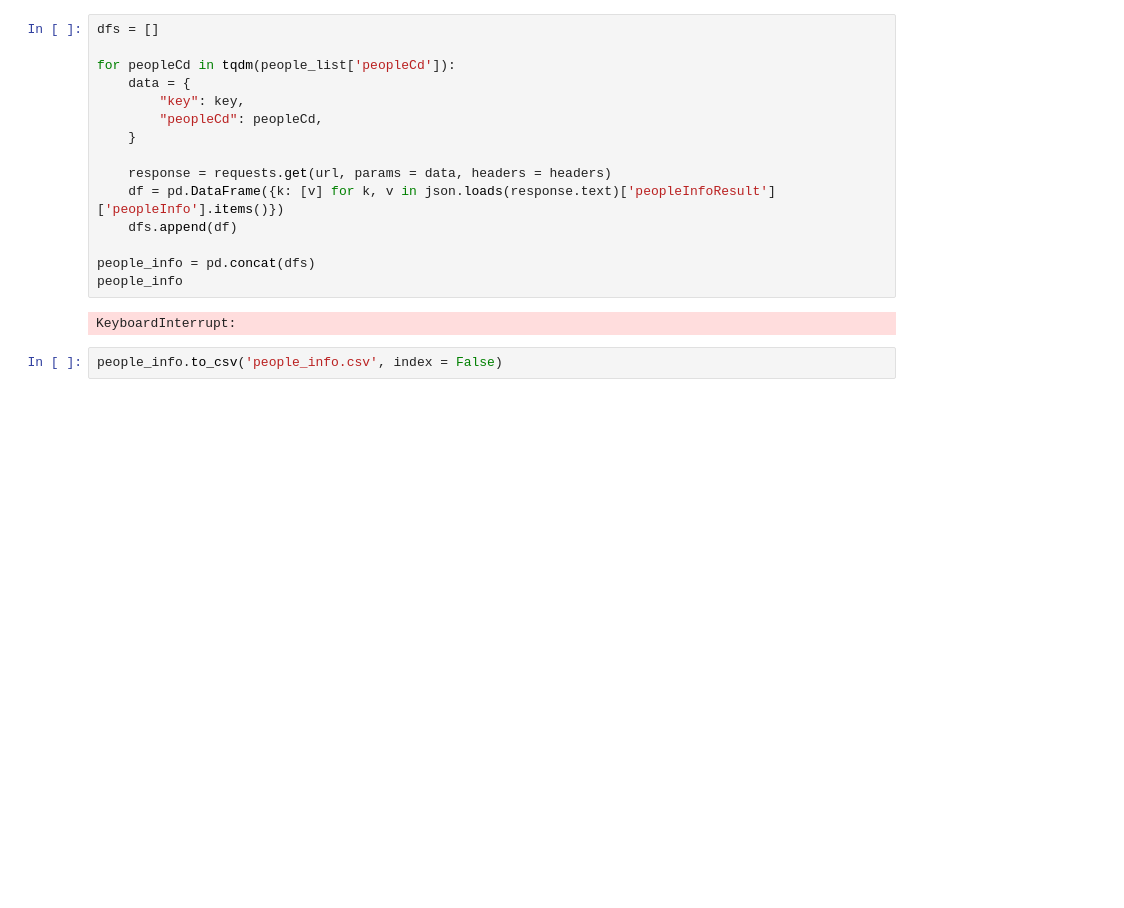
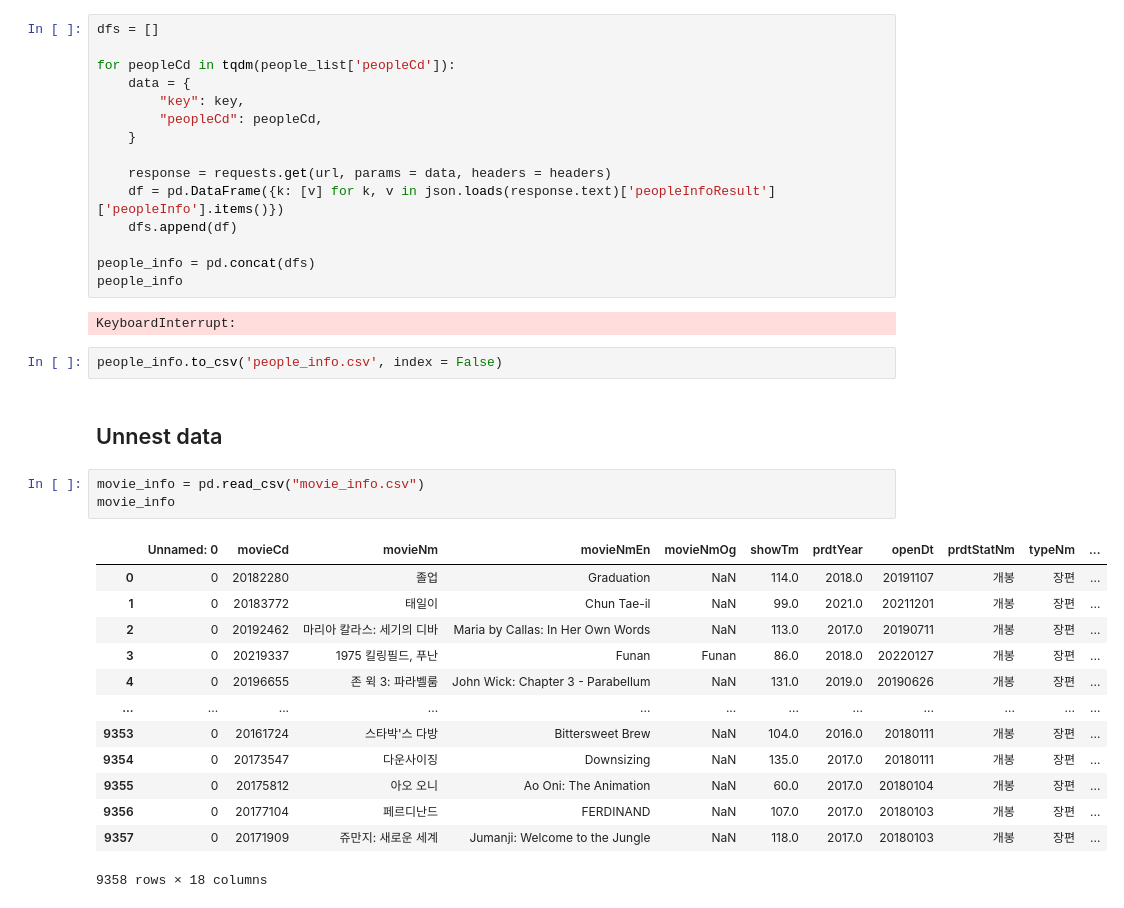
Before and after one commit to Young-in/movie-data-gathering, a Jupyter notebook: data_gathering.ipynb, the cells around one changed output. Saved outputs shown, nothing was run; the diff lists cells and outputs as text; blank space fills up the shorter version.

```diff
--- a/data_gathering.ipynb
+++ b/data_gathering.ipynb
@@ -312,3 +312,22 @@ people_info
 KeyboardInterrupt:
 # %%
 people_info.to_csv('people_info.csv', index = False)
+# %% [markdown]
+## Unnest data
+# %%
+movie_info = pd.read_csv("movie_info.csv")
+movie_info
+# %% [output]
+|  | Unnamed: 0 | movieCd | movieNm | movieNmEn | movieNmOg | showTm | prdtYear | openDt | prdtStatNm | typeNm | ... |
+| 0 | 0 | 20182280 | 졸업 | Graduation | NaN | 114.0 | 2018.0 | 20191107 | 개봉 | 장편 | ... |
+| 1 | 0 | 20183772 | 태일이 | Chun Tae-il | NaN | 99.0 | 2021.0 | 20211201 | 개봉 | 장편 | ... |
+| 2 | 0 | 20192462 | 마리아 칼라스: 세기의 디바 | Maria by Callas: In Her Own Words | NaN | 113.0 | 2017.0 | 20190711 | 개봉 | 장편 | ... |
+| 3 | 0 | 20219337 | 1975 킬링필드, 푸난 | Funan | Funan | 86.0 | 2018.0 | 20220127 | 개봉 | 장편 | ... |
+| 4 | 0 | 20196655 | 존 윅 3: 파라벨룸 | John Wick: Chapter 3 - Parabellum | NaN | 131.0 | 2019.0 | 20190626 | 개봉 | 장편 | ... |
+| ... | ... | ... | ... | ... | ... | ... | ... | ... | ... | ... | ... |
+| 9353 | 0 | 20161724 | 스타박'스 다방 | Bittersweet Brew | NaN | 104.0 | 2016.0 | 20180111 | 개봉 | 장편 | ... |
+| 9354 | 0 | 20173547 | 다운사이징 | Downsizing | NaN | 135.0 | 2017.0 | 20180111 | 개봉 | 장편 | ... |
+| 9355 | 0 | 20175812 | 아오 오니 | Ao Oni: The Animation | NaN | 60.0 | 2017.0 | 20180104 | 개봉 | 장편 | ... |
+| 9356 | 0 | 20177104 | 페르디난드 | FERDINAND | NaN | 107.0 | 2017.0 | 20180103 | 개봉 | 장편 | ... |
+| 9357 | 0 | 20171909 | 쥬만지: 새로운 세계 | Jumanji: Welcome to the Jungle | NaN | 118.0 | 2017.0 | 20180103 | 개봉 | 장편 | ... |
+9358 rows × 18 columns
```
Also changed, not shown: parts of 6 cells of this notebook, 11 other files.
